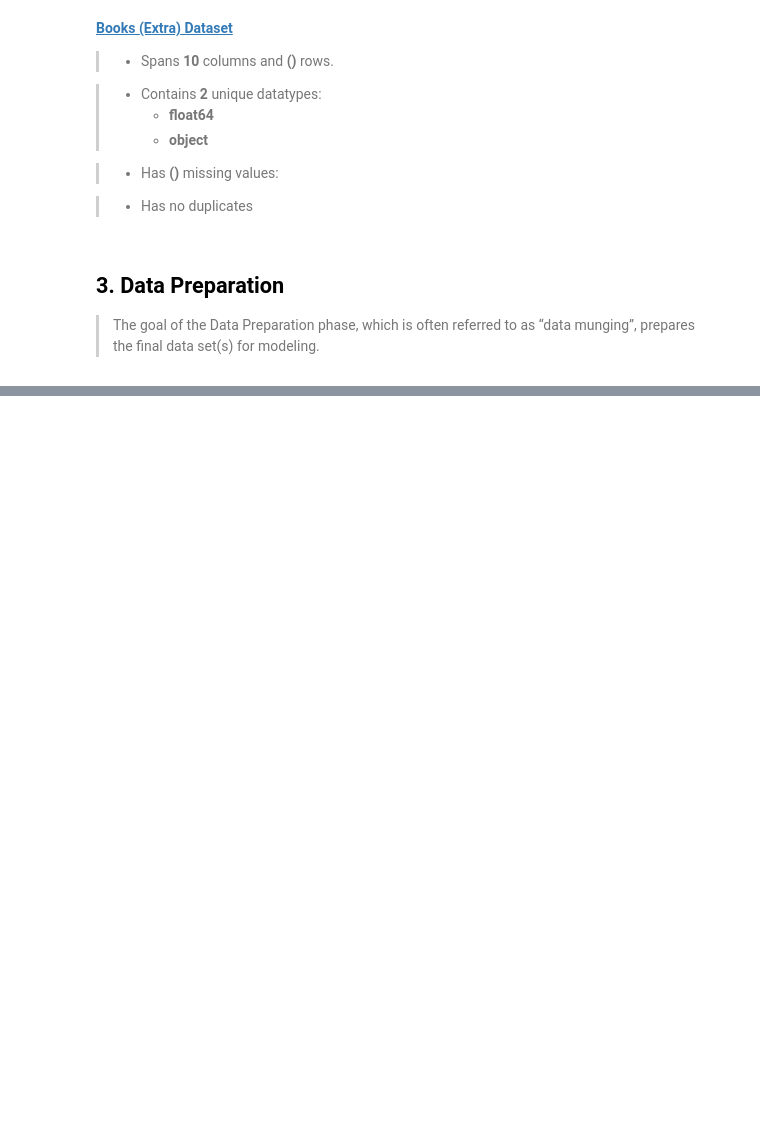
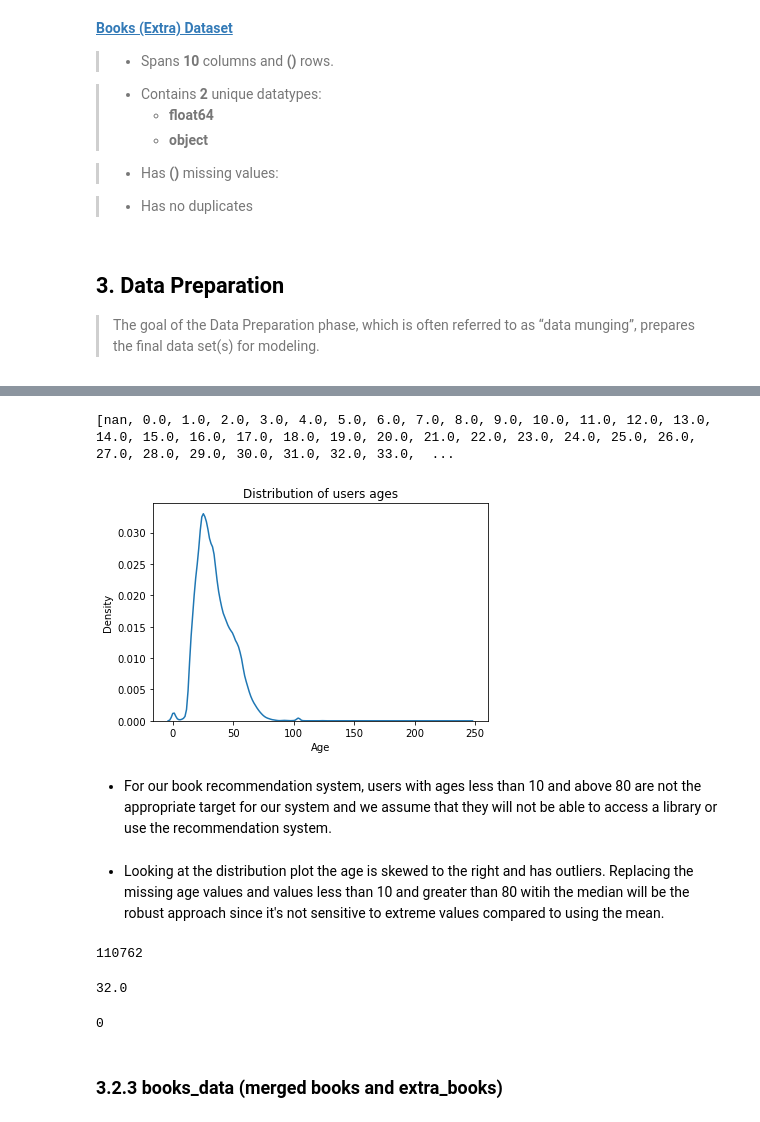
Before and after one commit to Azegele/Phase-5-Project, a Jupyter notebook: index.ipynb, the cells around one changed output, grey strips where cells are left out. Saved outputs shown, nothing was run; the diff lists cells and outputs as text; code cells hidden in the pictures; blank space fills up the shorter version.

Commit message:
data-cleaning

```diff
--- a/index.ipynb
+++ b/index.ipynb
@@ -40,9 +40,9 @@ pd.set_option('display.max_colwidth', None)
 #### Load Data
 # %%
 # (Source 1)
-ratings = pd.read_csv("data/BX-Book-Ratings.csv", sep=";", on_bad_lines='skip', encoding="latin-1")
-books = pd.read_csv("data/BX-Books.csv", sep=";", on_bad_lines='skip', encoding="latin-1")
-users = pd.read_csv("data/BX-Users.csv", sep=";", on_bad_lines='skip', encoding="latin-1")
+ratings = pd.read_csv("data/BX-Book-Ratings.csv", sep=";", error_bad_lines=False, encoding="latin-1")
+books = pd.read_csv("data/BX-Books.csv", sep=";", error_bad_lines=False, encoding="latin-1")
+users = pd.read_csv("data/BX-Users.csv", sep=";", error_bad_lines=False, encoding="latin-1")
 
 # (Source 2)
 books_extra = pd.read_csv("data/books.csv", encoding="latin-1")
@@ -442,0 +681,27 @@ There are 0 duplicated records in the DataFrame.
+# %%
+# unique values in age
+print(sorted(users['Age'].unique()))
+# %% [output]
+[nan, 0.0, 1.0, 2.0, 3.0, 4.0, 5.0, 6.0, 7.0, 8.0, 9.0, 10.0, 11.0, 12.0, 13.0, 14.0, 15.0, 16.0, 17.0, 18.0, 19.0, 20.0, 21.0, 22.0, 23.0, 24.0, 25.0, 26.0, 27.0, 28.0, 29.0, 30.0, 31.0, 32.0, 33.0,  ...
+# %%
+# Create a density plot to show the distribution of ages
+sns.kdeplot(users['Age'])
+
+# Add a title and labels to the x and y axes
+plt.title('Distribution of users ages')
+plt.xlabel('Age')
+plt.ylabel('Density')
+
+# Show the plot
+plt.show()
+# %% [output]
+[figure, added]
+# %% [markdown]
+* For our book recommendation system, users with ages less than 10 and above 80 are not the appropriate target for our system and we assume that they will not be able to access a library or use the recommendation system.
+# %% [markdown]
+* Looking at the distribution plot the age is skewed to the right and has outliers. Replacing the missing age values and values less than 10 and greater than 80 witih the median will be the robust approach since it's not sensitive to extreme values compared to using the mean.
+# %%
+# checking for null values
+users['Age'].isnull().sum()
+# %% [output]
+110762
@@ -442,0 +711,5 @@ There are 0 duplicated records in the DataFrame.
+# %%
+median = users_filtered['Age'].median()
+median
+# %% [output]
+32.0
@@ -442,0 +722,7 @@ There are 0 duplicated records in the DataFrame.
+# %%
+# checking for null values
+users['Age'].isnull().sum()
+# %% [output]
+0
+# %% [markdown]
+### 3.2.3 **books_data** (merged books and extra_books)
```
Also changed, not shown: parts of 64 cells of this notebook.
